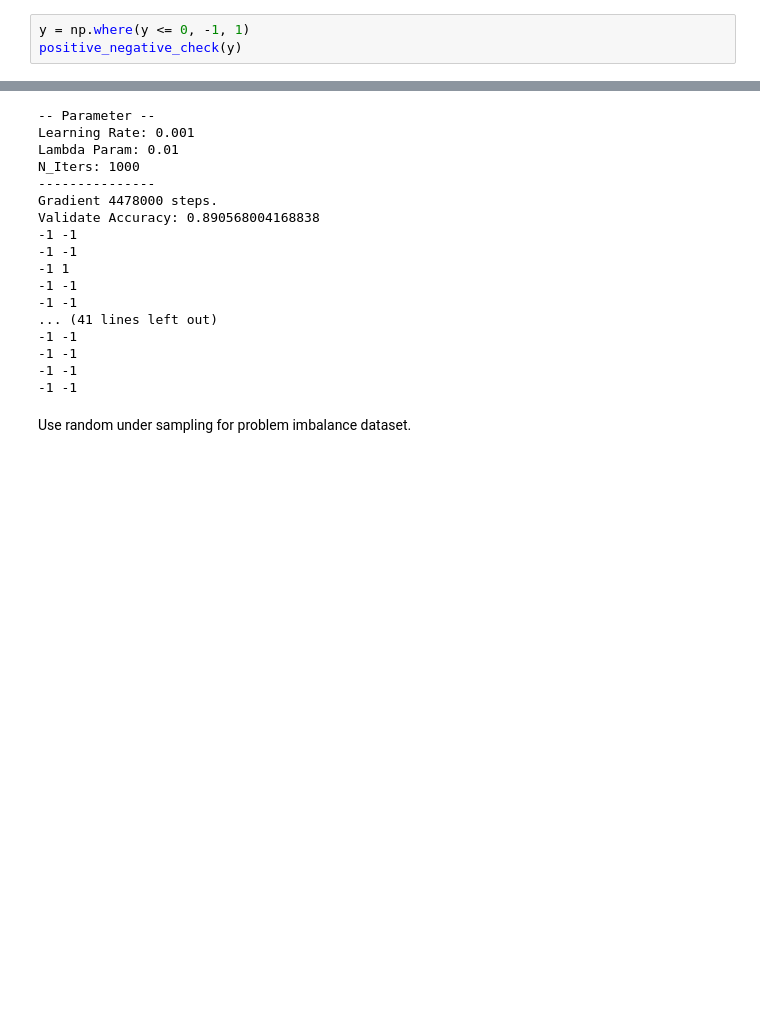
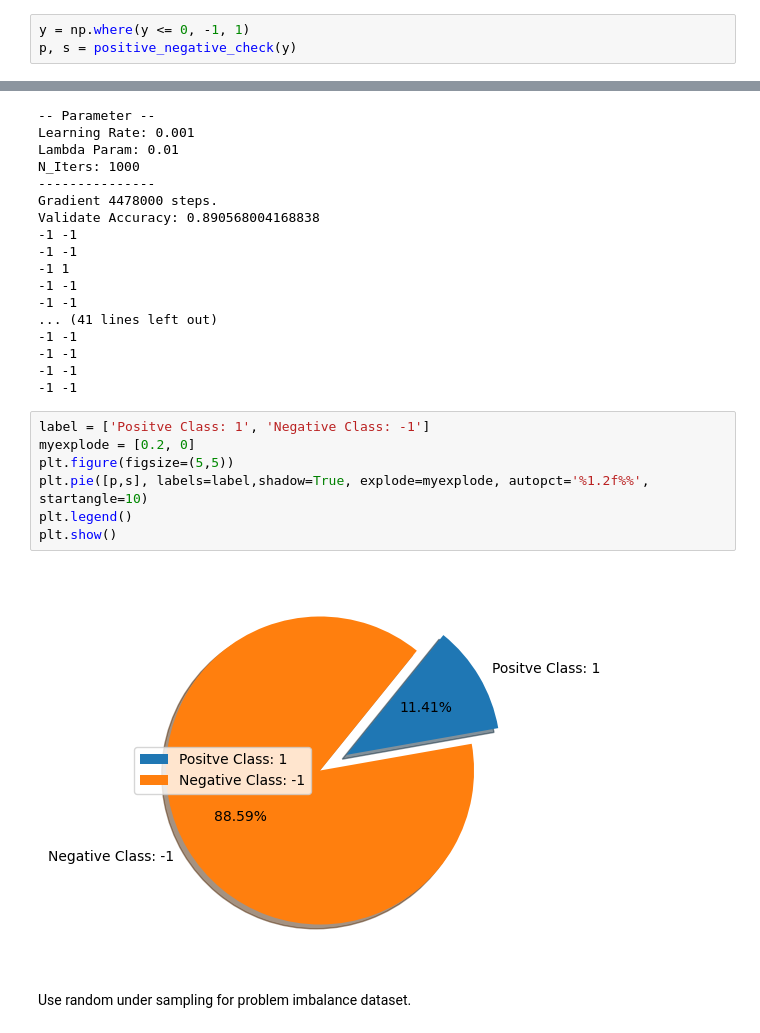
Before and after one commit to PeerasitPloyaram/Support_Vector_Machine_SVM-From_Scratch, a Jupyter notebook: src/main_water_Quality1.ipynb, the cells around one changed output, grey strips where cells are left out. Cells and saved outputs as stored; diff of their text form; blank space fills up the shorter version.

Commit message:
Add Pie Graph

```diff
--- a/src/main_water_Quality1.ipynb
+++ b/src/main_water_Quality1.ipynb
@@ -81,7 +82,7 @@ Negative Class [0.0]: 7084 sample.
 Change negative and positve class from 0, 1 to -1, 1
 # %%
 y = np.where(y <= 0, -1, 1)
-positive_negative_check(y)
+p, s = positive_negative_check(y)
 # %% [output]
 Total 7996 Samples.
 Positive Class [1]: 912 sample.
@@ -125,6 +126,15 @@ Validate Accuracy: 0.890568004168838
 -1 -1
 -1 -1
 -1 -1
+# %%
+label = ['Positve Class: 1', 'Negative Class: -1']
+myexplode = [0.2, 0]
+plt.figure(figsize=(5,5))
+plt.pie([p,s], labels=label,shadow=True, explode=myexplode, autopct='%1.2f%%', startangle=10)
+plt.legend()
+plt.show()
+# %% [output]
+[figure, added]
 # %% [markdown]
 Use random under sampling for problem imbalance dataset.
 # %%
```
Also changed, not shown: parts of 6 cells of this notebook.
